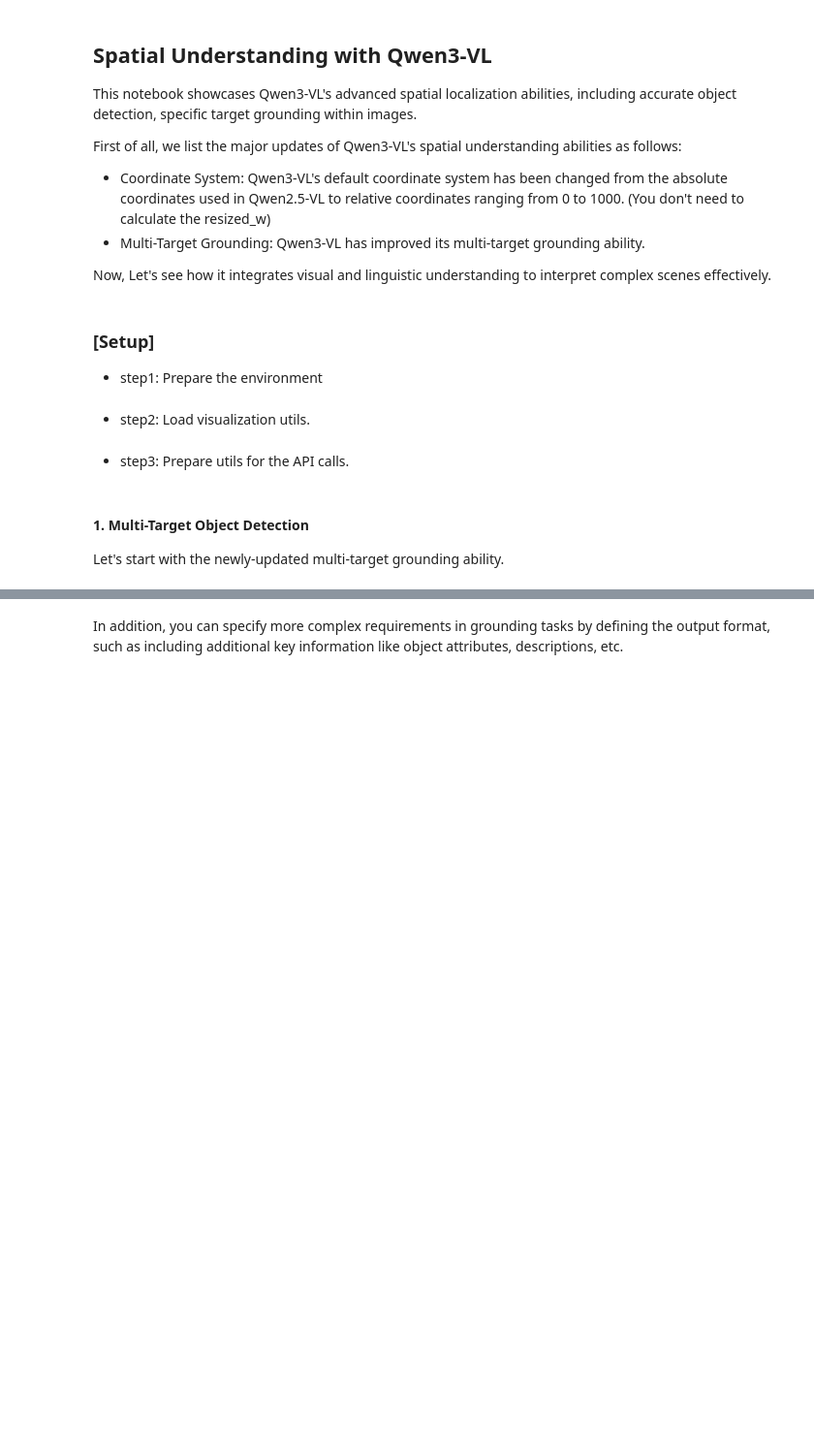
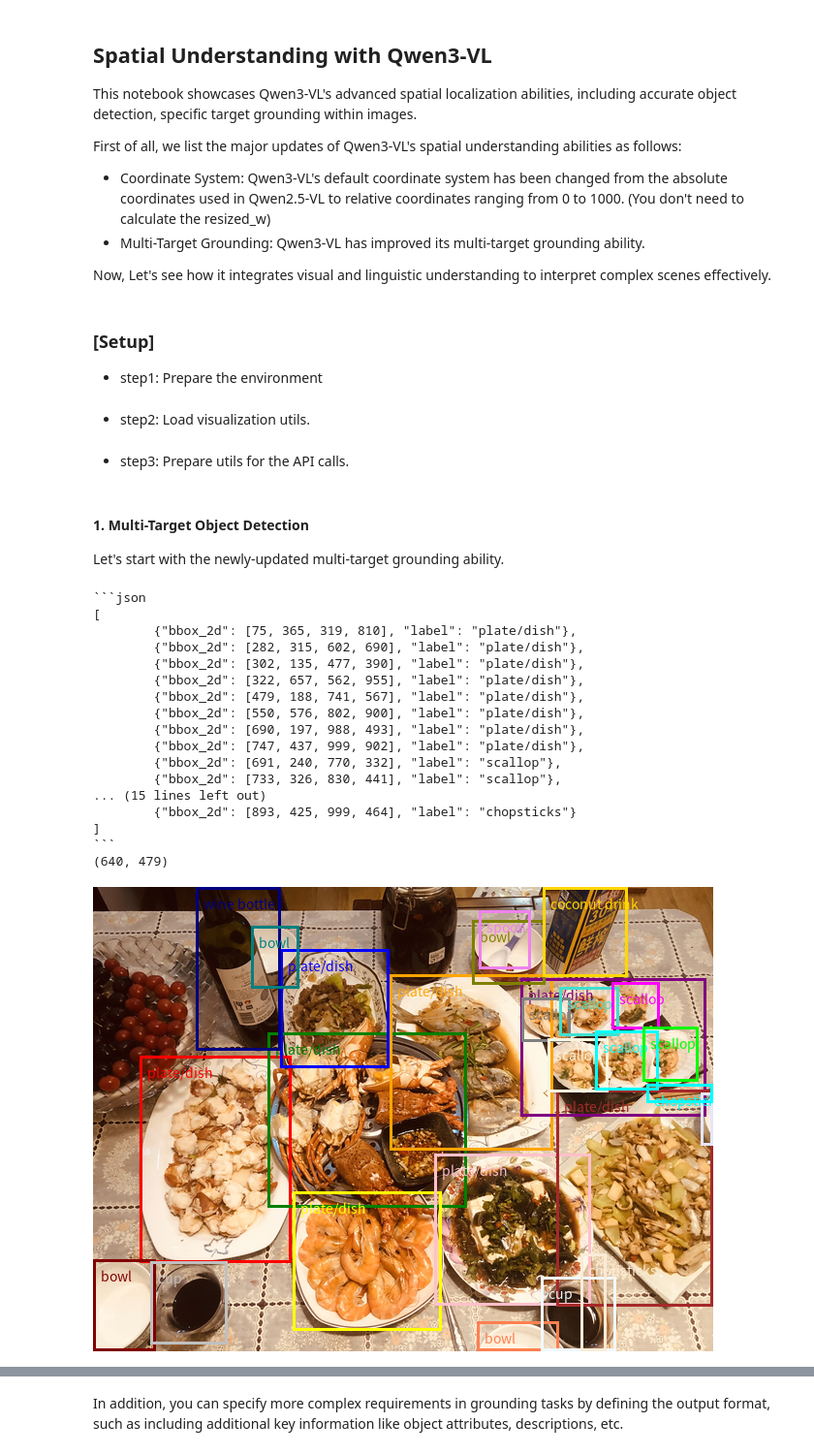
Before and after one commit to NicasioSirvent/test-vl-notebooks, a Jupyter notebook: 2d_grounding.ipynb, the cells around one changed output, grey strips where cells are left out. Shown at 97% size. Drawn from its saved outputs; the diff is of its cells as text; code cells hidden in the pictures; blank space fills up the shorter version.

````diff
--- a/2d_grounding.ipynb
+++ b/2d_grounding.ipynb
@@ -283,21 +283,35 @@ def inference_with_openai_api(img_url, prompt, min_pixels=64 * 32 * 32, max_pixe
 #### 1. Multi-Target Object Detection
 Let's start with the newly-updated multi-target grounding ability.
 # %%
-import os
-import io
 # Example 1: Detecting different objects on a dining table
 
 # You can specify the categories of the instances you want to locate (negative categories are also supported and will be skipped during generation)
 prompt = 'locate every instance that belongs to the following categories: "plate/dish, scallop, wine bottle, tv, bowl, spoon, air conditioner, coconut drink, cup, chopsticks, person". Report bbox coordinates in JSON format.'
 img_url = "./assets/spatial_understanding/dining_table.png"
 model_response = inference_with_openai_api(img_url, prompt)
 print(model_response)
 
-with open(img_url, "rb") as f:
-    img_data = f.read()
-image = Image.open(io.BytesIO(img_data))
-
+image = Image.open(img_url)
 image.thumbnail([640,640], Image.Resampling.LANCZOS)
 plot_bounding_boxes(image, model_response)
 display(image)
+# %% [output]
+```json
+[
+        {"bbox_2d": [75, 365, 319, 810], "label": "plate/dish"},
+        {"bbox_2d": [282, 315, 602, 690], "label": "plate/dish"},
+        {"bbox_2d": [302, 135, 477, 390], "label": "plate/dish"},
+        {"bbox_2d": [322, 657, 562, 955], "label": "plate/dish"},
+        {"bbox_2d": [479, 188, 741, 567], "label": "plate/dish"},
+        {"bbox_2d": [550, 576, 802, 900], "label": "plate/dish"},
+        {"bbox_2d": [690, 197, 988, 493], "label": "plate/dish"},
+        {"bbox_2d": [747, 437, 999, 902], "label": "plate/dish"},
+        {"bbox_2d": [691, 240, 770, 332], "label": "scallop"},
+        {"bbox_2d": [733, 326, 830, 441], "label": "scallop"},
+... (15 lines left out)
+        {"bbox_2d": [893, 425, 999, 464], "label": "chopsticks"}
+]
+```
+(640, 479)
+[figure, added]
 # %%
````
Also changed, not shown: parts of 6 cells of this notebook.
